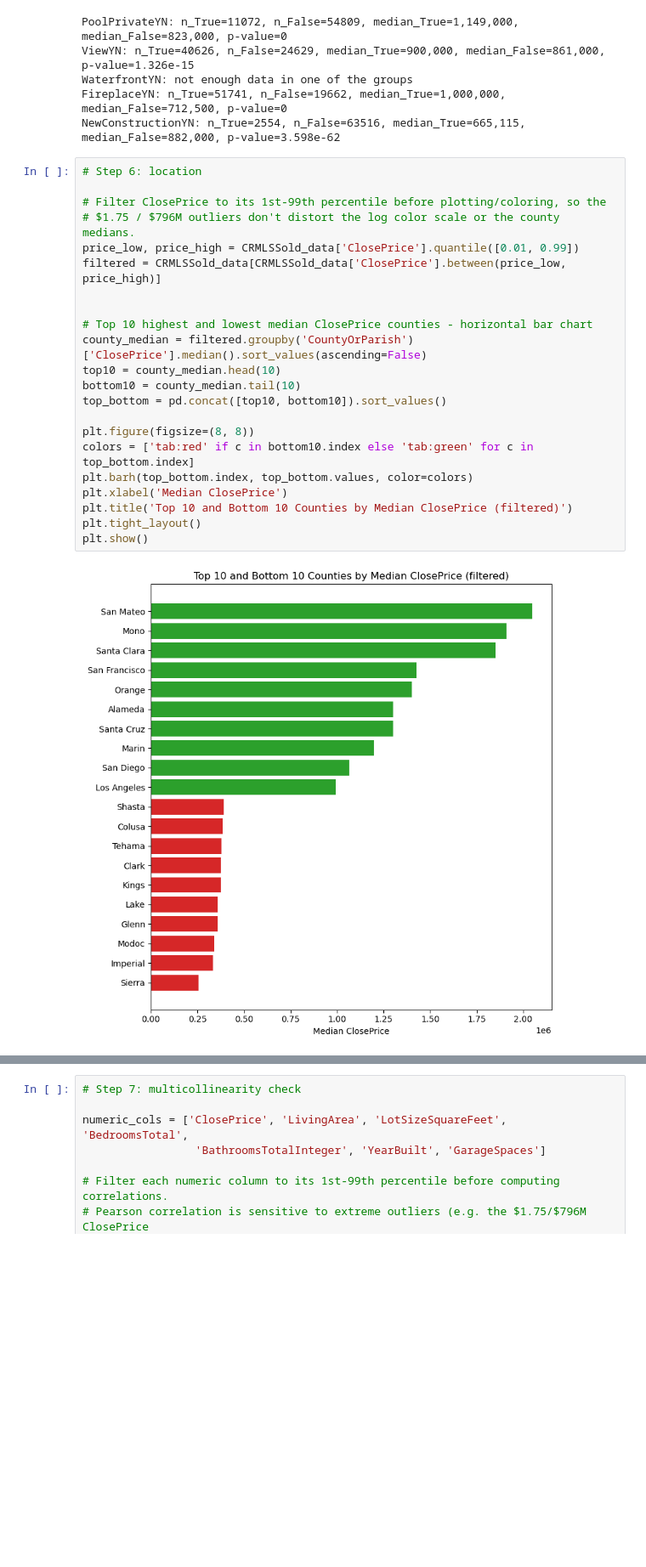
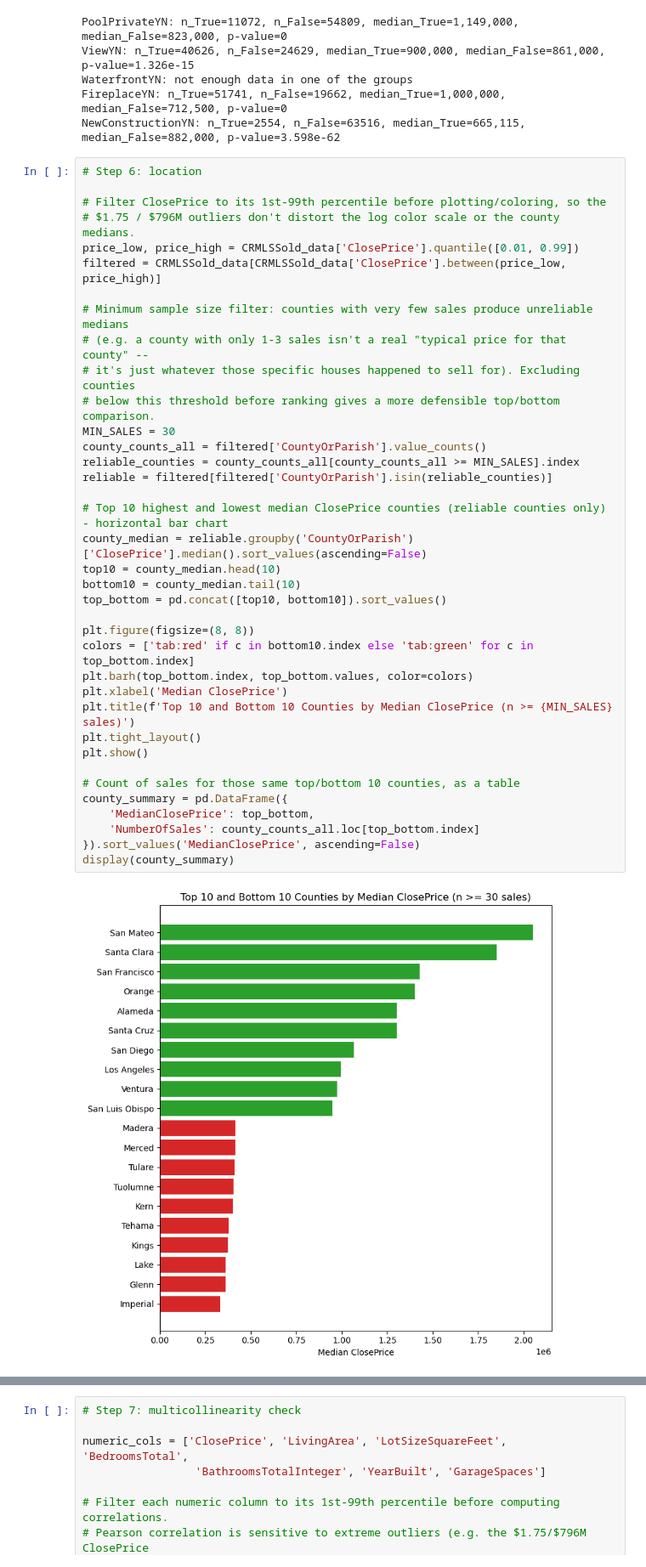
Before and after one commit to matthewviray/idx-exchange-project, a Jupyter notebook: 01_exploration.ipynb, the cells around one changed output, grey strips where cells are left out. Shown at 85% size. Saved outputs shown, nothing was run; the diff lists cells and outputs as text; blank space fills up the shorter version.

```diff
--- a/01_exploration.ipynb
+++ b/01_exploration.ipynb
@@ -395,24 +413,39 @@ NewConstructionYN: n_True=2554, n_False=63516, median_True=665,115, median_False
 # %%
 # Step 6: location
 
 # Filter ClosePrice to its 1st-99th percentile before plotting/coloring, so the
 # $1.75 / $796M outliers don't distort the log color scale or the county medians.
 price_low, price_high = CRMLSSold_data['ClosePrice'].quantile([0.01, 0.99])
 filtered = CRMLSSold_data[CRMLSSold_data['ClosePrice'].between(price_low, price_high)]
 
+# Minimum sample size filter: counties with very few sales produce unreliable medians
+# (e.g. a county with only 1-3 sales isn't a real "typical price for that county" --
+# it's just whatever those specific houses happened to sell for). Excluding counties
+# below this threshold before ranking gives a more defensible top/bottom comparison.
+MIN_SALES = 30
+county_counts_all = filtered['CountyOrParish'].value_counts()
+reliable_counties = county_counts_all[county_counts_all >= MIN_SALES].index
+reliable = filtered[filtered['CountyOrParish'].isin(reliable_counties)]
 
-# Top 10 highest and lowest median ClosePrice counties - horizontal bar chart
-county_median = filtered.groupby('CountyOrParish')['ClosePrice'].median().sort_values(ascending=False)
+# Top 10 highest and lowest median ClosePrice counties (reliable counties only) - horizontal bar chart
+county_median = reliable.groupby('CountyOrParish')['ClosePrice'].median().sort_values(ascending=False)
 top10 = county_median.head(10)
 bottom10 = county_median.tail(10)
 top_bottom = pd.concat([top10, bottom10]).sort_values()
 
 plt.figure(figsize=(8, 8))
 colors = ['tab:red' if c in bottom10.index else 'tab:green' for c in top_bottom.index]
 plt.barh(top_bottom.index, top_bottom.values, color=colors)
 plt.xlabel('Median ClosePrice')
-plt.title('Top 10 and Bottom 10 Counties by Median ClosePrice (filtered)')
+plt.title(f'Top 10 and Bottom 10 Counties by Median ClosePrice (n >= {MIN_SALES} sales)')
 plt.tight_layout()
 plt.show()
+
+# Count of sales for those same top/bottom 10 counties, as a table
+county_summary = pd.DataFrame({
+    'MedianClosePrice': top_bottom,
+    'NumberOfSales': county_counts_all.loc[top_bottom.index]
+}).sort_values('MedianClosePrice', ascending=False)
+display(county_summary)
 # %% [output]
-[figure, old version]
+[figure, new version]
```
Also changed, not shown: parts of 5 cells of this notebook.
